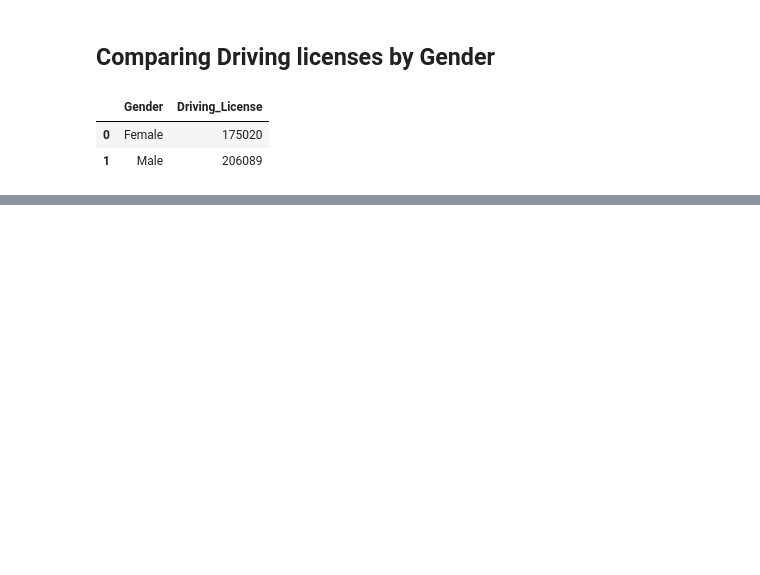
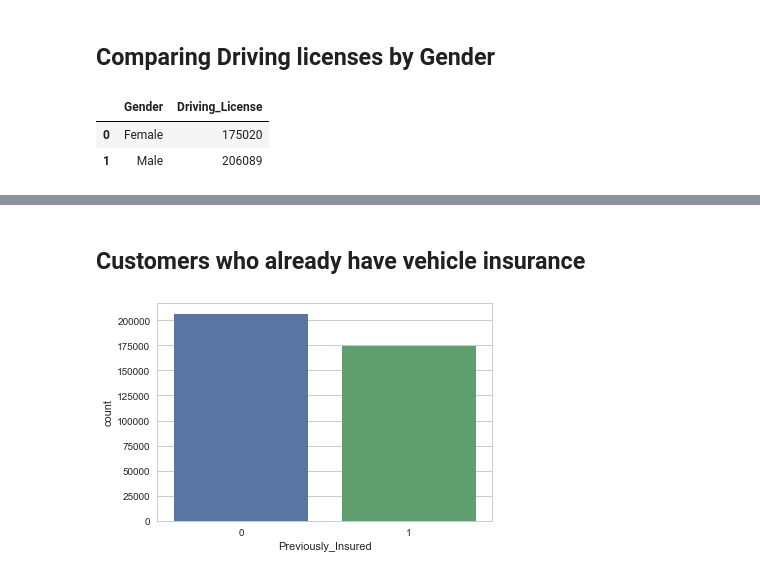
Before and after one commit to MananTaneja/MLDM_CaseStudy_Insurance, a Jupyter notebook: manan_review1(1).ipynb, the cells around one changed output, grey strips where cells are left out. Saved outputs shown, nothing was run; the diff lists cells and outputs as text; code cells hidden in the pictures; blank space fills up the shorter version.

```diff
--- a/manan_review1(1).ipynb
+++ b/manan_review1(1).ipynb
@@ -165,0 +161,7 @@ sns.catplot(x="Gender", y="Driving_License", data=df, kind="bar", palette="rocke
+# %% [markdown]
+## Customers who already have vehicle insurance
+# %%
+cnp4=sns.countplot(train.Previously_Insured)
+plt.show(cnp4)
+# %% [output]
+[figure, added]
```
Also changed, not shown: parts of 18 cells of this notebook.
